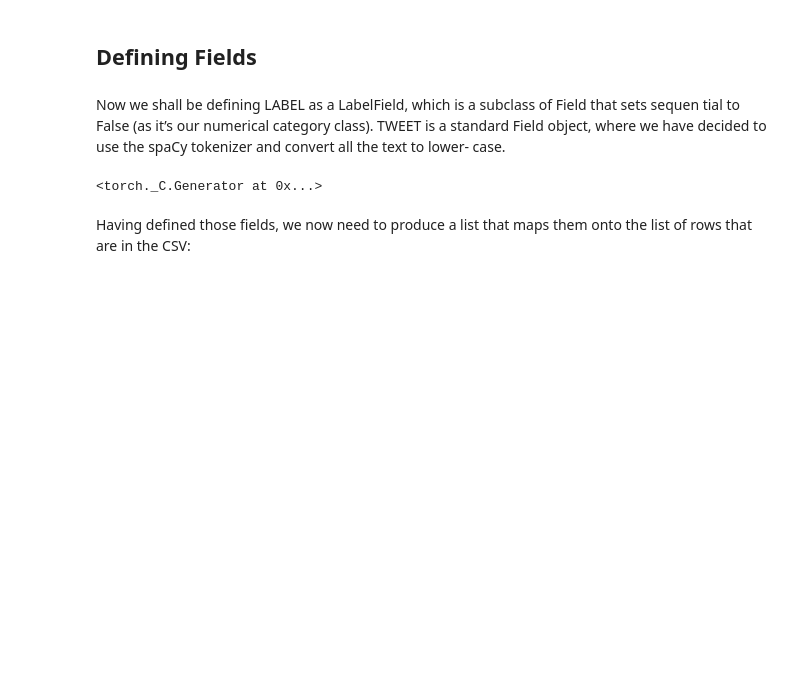
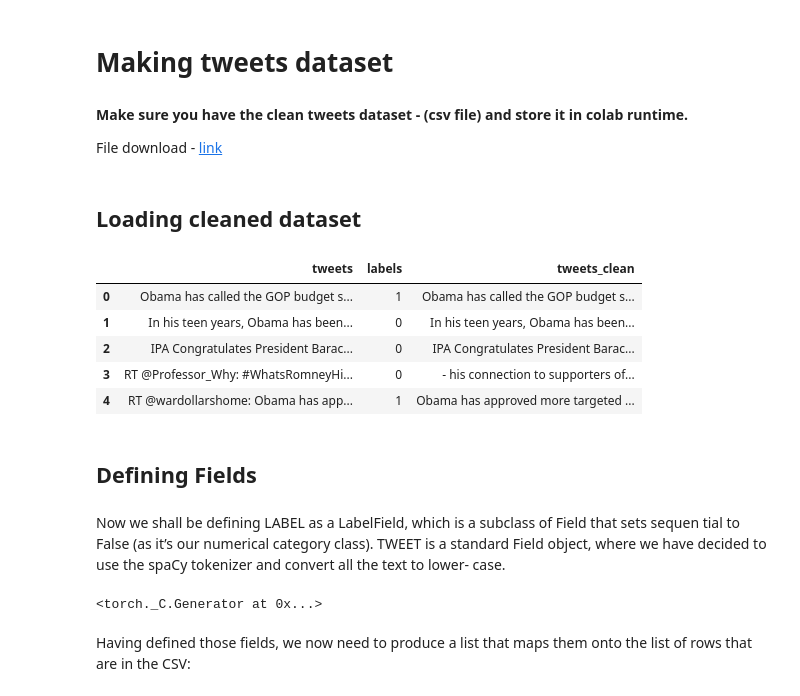
Before and after one commit to namanphy/END2, a Jupyter notebook: S6/EncDec_LSTM_Sentiment_Classification.ipynb, the cells around one changed output. Cells and saved outputs as stored; diff of their text form; code cells hidden in the pictures; blank space fills up the shorter version.

```diff
--- a/S6/EncDec_LSTM_Sentiment_Classification.ipynb
+++ b/S6/EncDec_LSTM_Sentiment_Classification.ipynb
@@ -50,3 +66,23 @@ Name: labels, dtype: int64
+# %% [markdown]
+# Making tweets dataset
+# %% [markdown]
+**Make sure you have the clean tweets dataset - (csv file) and store it in colab runtime.**
+
+File download - [link](https://github.com/namanphy/END2/blob/main/S6/tweets_clean.csv)
+# %% [markdown]
+## Loading cleaned dataset
+# %%
+df = pd.read_csv('/content/END2/S6/tweets_clean.csv')
+df = df[~df['tweets_clean'].isna()].reset_index(drop=True)
+df.drop('Unnamed: 0', axis=1, inplace=True)
+df.head(5)
+# %% [output]
+|  | tweets | labels | tweets_clean |
+| 0 | Obama has called the GOP budget s... | 1 | Obama has called the GOP budget s... |
+| 1 | In his teen years, Obama has been... | 0 | In his teen years, Obama has been... |
+| 2 | IPA Congratulates President Barac... | 0 | IPA Congratulates President Barac... |
+| 3 | RT @Professor_Why: #WhatsRomneyHi... | 0 | - his connection to supporters of... |
+| 4 | RT @wardollarshome: Obama has app... | 1 | Obama has approved more targeted ... |
 # %% [markdown]
 ## Defining Fields
 # %% [markdown]
```
Also changed, not shown: parts of 94 cells of this notebook.
